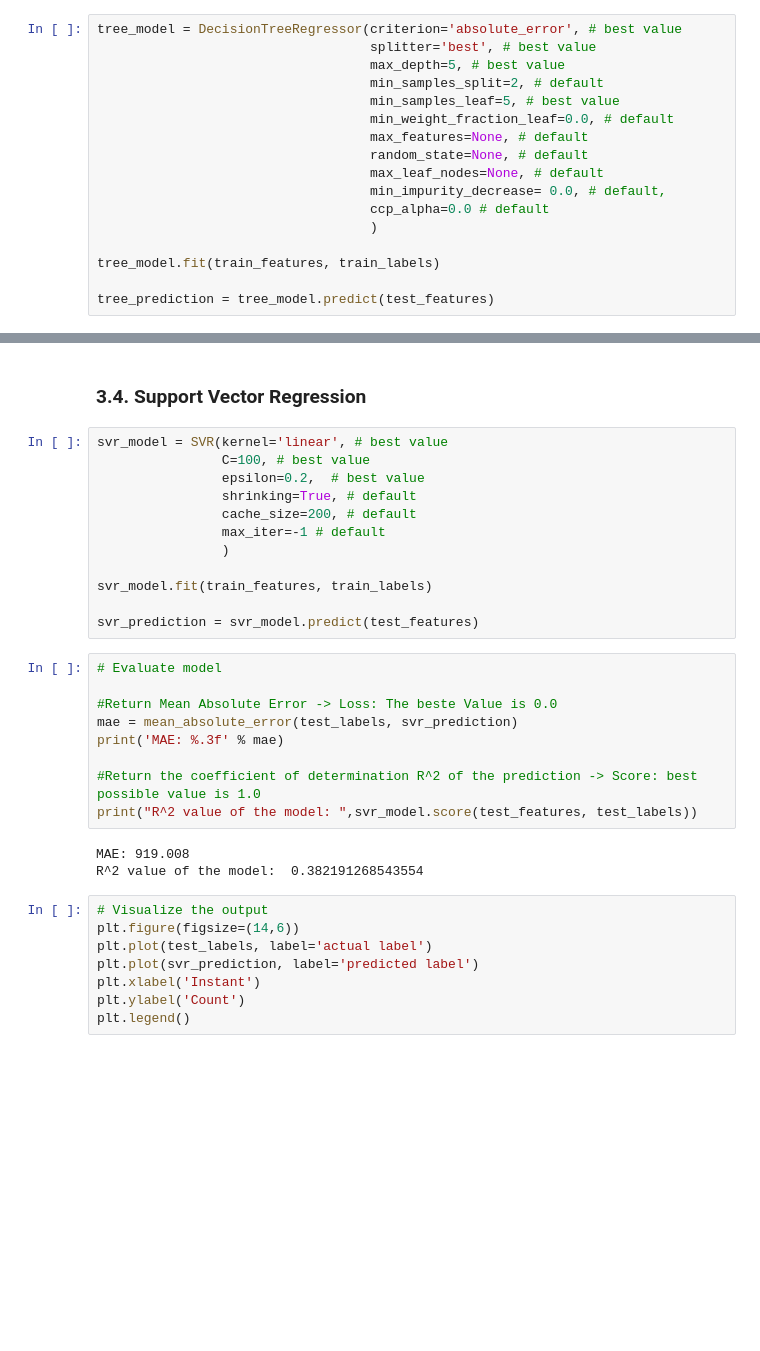
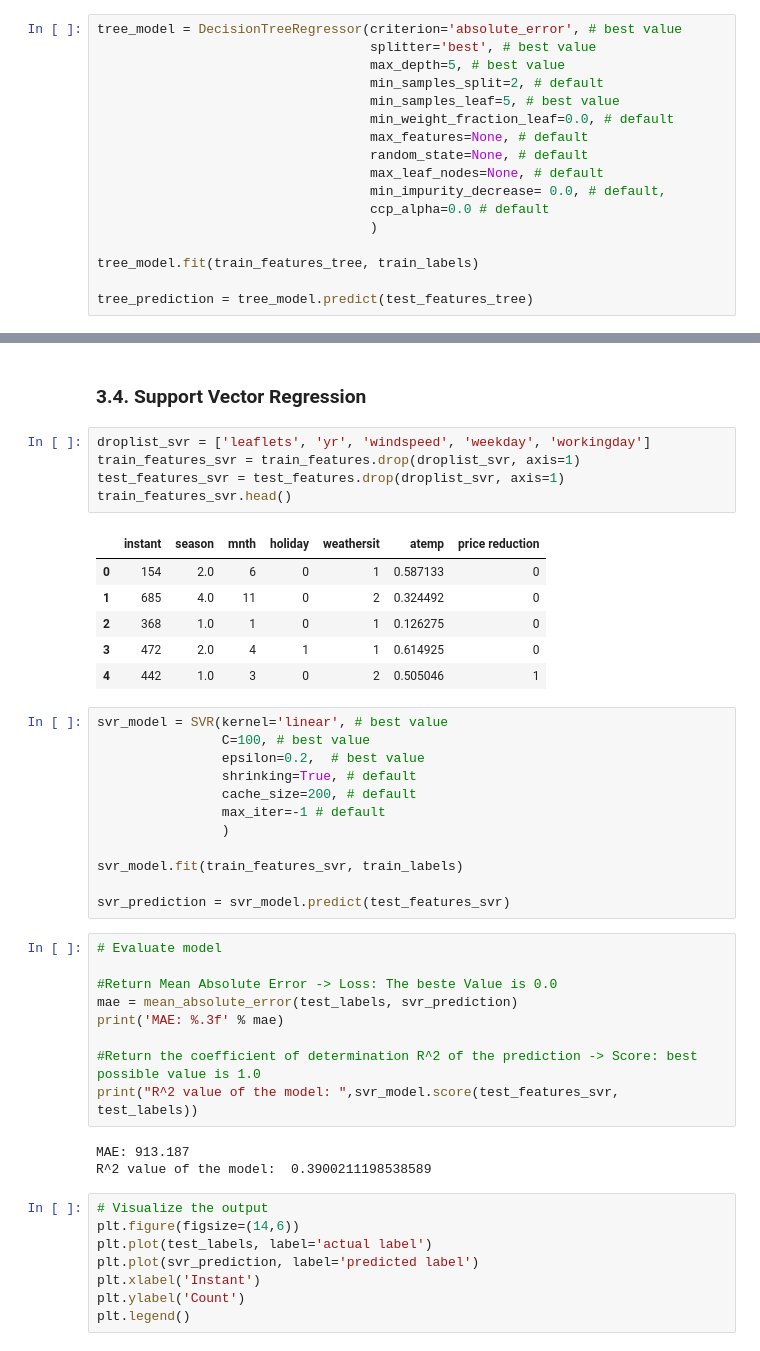
Before and after one commit to PatrykGadziomski/Bike-Rental-Prediction, a Jupyter notebook: Task 3/model_optimization.ipynb, the cells around one changed output, grey strips where cells are left out. Cells and saved outputs as stored; diff of their text form; blank space fills up the shorter version.

```diff
--- a/Task 3/model_optimization.ipynb
+++ b/Task 3/model_optimization.ipynb
@@ -199,9 +231,9 @@ tree_model = DecisionTreeRegressor(criterion='absolute_error', # best value
                                    ccp_alpha=0.0 # default
                                    )
 
-tree_model.fit(train_features, train_labels)
+tree_model.fit(train_features_tree, train_labels)
 
-tree_prediction = tree_model.predict(test_features)
+tree_prediction = tree_model.predict(test_features_tree)
 # %%
 # Evaluate model
 
@@ -228,5 +260,17 @@ plt.legend()
 # %% [markdown]
 ### 3.4. Support Vector Regression
+# %%
+droplist_svr = ['leaflets', 'yr', 'windspeed', 'weekday', 'workingday']
+train_features_svr = train_features.drop(droplist_svr, axis=1)
+test_features_svr = test_features.drop(droplist_svr, axis=1)
+train_features_svr.head()
+# %% [output]
+|  | instant | season | mnth | holiday | weathersit | atemp | price reduction |
+| 0 | 154 | 2.0 | 6 | 0 | 1 | 0.587133 | 0 |
+| 1 | 685 | 4.0 | 11 | 0 | 2 | 0.324492 | 0 |
+| 2 | 368 | 1.0 | 1 | 0 | 1 | 0.126275 | 0 |
+| 3 | 472 | 2.0 | 4 | 1 | 1 | 0.614925 | 0 |
+| 4 | 442 | 1.0 | 3 | 0 | 2 | 0.505046 | 1 |
 # %%
 svr_model = SVR(kernel='linear', # best value
                 C=100, # best value
@@ -236,9 +280,9 @@ svr_model = SVR(kernel='linear', # best value
                 max_iter=-1 # default
                 )
 
-svr_model.fit(train_features, train_labels)
+svr_model.fit(train_features_svr, train_labels)
 
-svr_prediction = svr_model.predict(test_features)
+svr_prediction = svr_model.predict(test_features_svr)
 # %%
 # Evaluate model
 
@@ -247,10 +291,10 @@ mae = mean_absolute_error(test_labels, svr_prediction)
 print('MAE: %.3f' % mae)
 
 #Return the coefficient of determination R^2 of the prediction -> Score: best possible value is 1.0
-print("R^2 value of the model: ",svr_model.score(test_features, test_labels))
+print("R^2 value of the model: ",svr_model.score(test_features_svr, test_labels))
 # %% [output]
-MAE: 919.008
-R^2 value of the model:  0.382191268543554
+MAE: 913.187
+R^2 value of the model:  0.3900211198538589
 # %%
 # Visualize the output
 plt.figure(figsize=(14,6))
```
Also changed, not shown: parts of 21 cells of this notebook, 2 other files.
